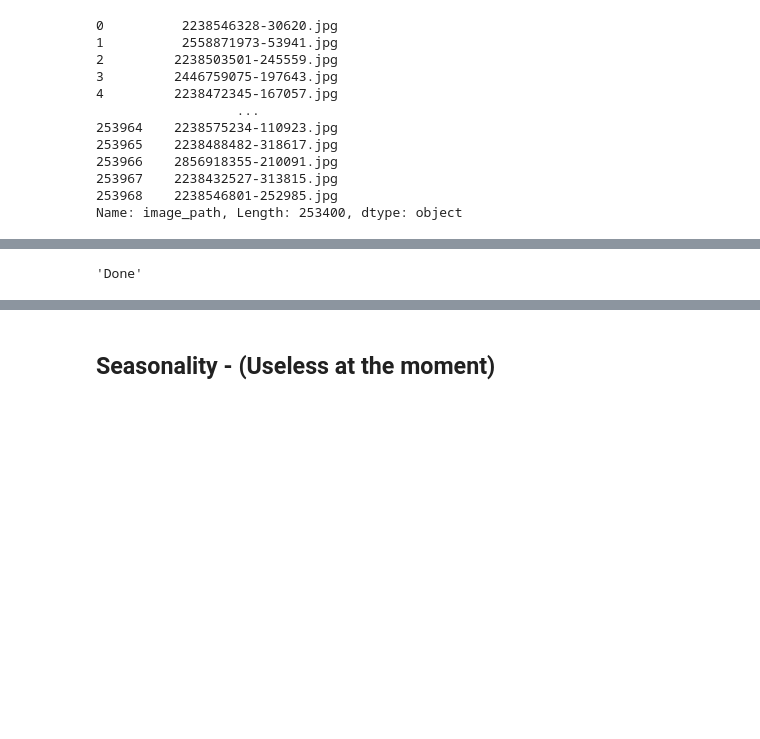
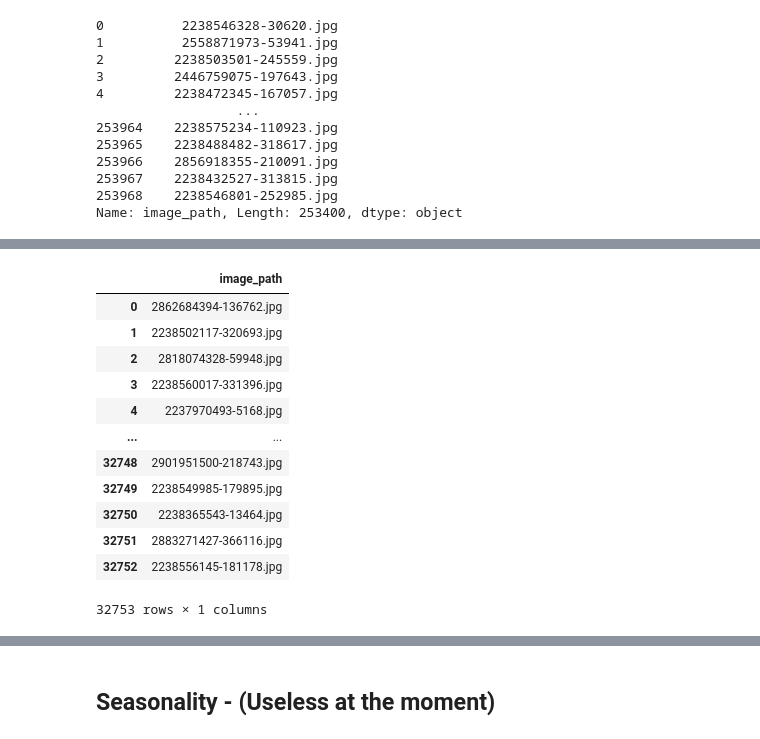
Before and after one commit to hadri96/Mush_Me, a Jupyter notebook: notebooks/Exploration/Exploration_set.ipynb, the cells around one changed output, grey strips where cells are left out. Cells and saved outputs as stored; diff of their text form; code cells hidden in the pictures; blank space fills up the shorter version.

```diff
--- a/notebooks/Exploration/Exploration_set.ipynb
+++ b/notebooks/Exploration/Exploration_set.ipynb
@@ -239,18 +296,24 @@ def log_progress(sequence, every=None, size=None, name='Items'):
 # %%
 import shutil
-import os
 
-paths = list(data_final['image_path'])
+data1 = pd.read_csv('../../Mush_Me/data/metadata/01_initial_metadata/DanishFungi2020_mini_train_metadata.csv')
 
-origin = '../raw_data/images/'
+data1 = data1[['image_path']]
 
-target = '../raw_data/train/'
+data1['image_path'] = data1['image_path'].map(lambda x: x.replace('/Datasets/DF20/',''))
 
-for path in paths:
-
-    shutil.copy2(os.path.join(origin,path),os.path.join(target,path))
-
-
-'Done'
+data1
 # %% [output]
+|  | image_path |
+| 0 | 2862684394-136762.jpg |
+| 1 | 2238502117-320693.jpg |
+| 2 | 2818074328-59948.jpg |
+| 3 | 2238560017-331396.jpg |
+| 4 | 2237970493-5168.jpg |
+| ... | ... |
+| 32748 | 2901951500-218743.jpg |
+| 32749 | 2238549985-179895.jpg |
+| 32750 | 2238365543-13464.jpg |
+| 32751 | 2883271427-366116.jpg |
+| 32752 | 2238556145-181178.jpg |
-'Done'
+32753 rows × 1 columns
```
Also changed, not shown: parts of 6 cells of this notebook, 8 other files.
